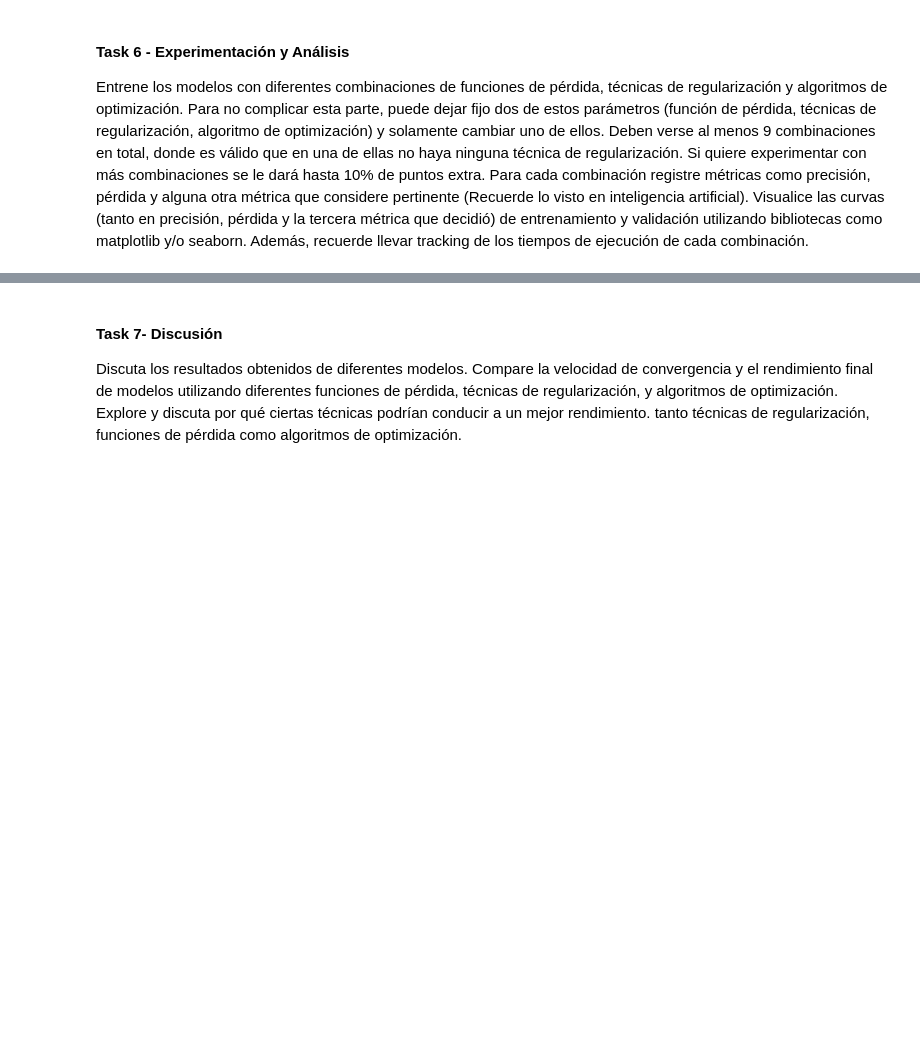
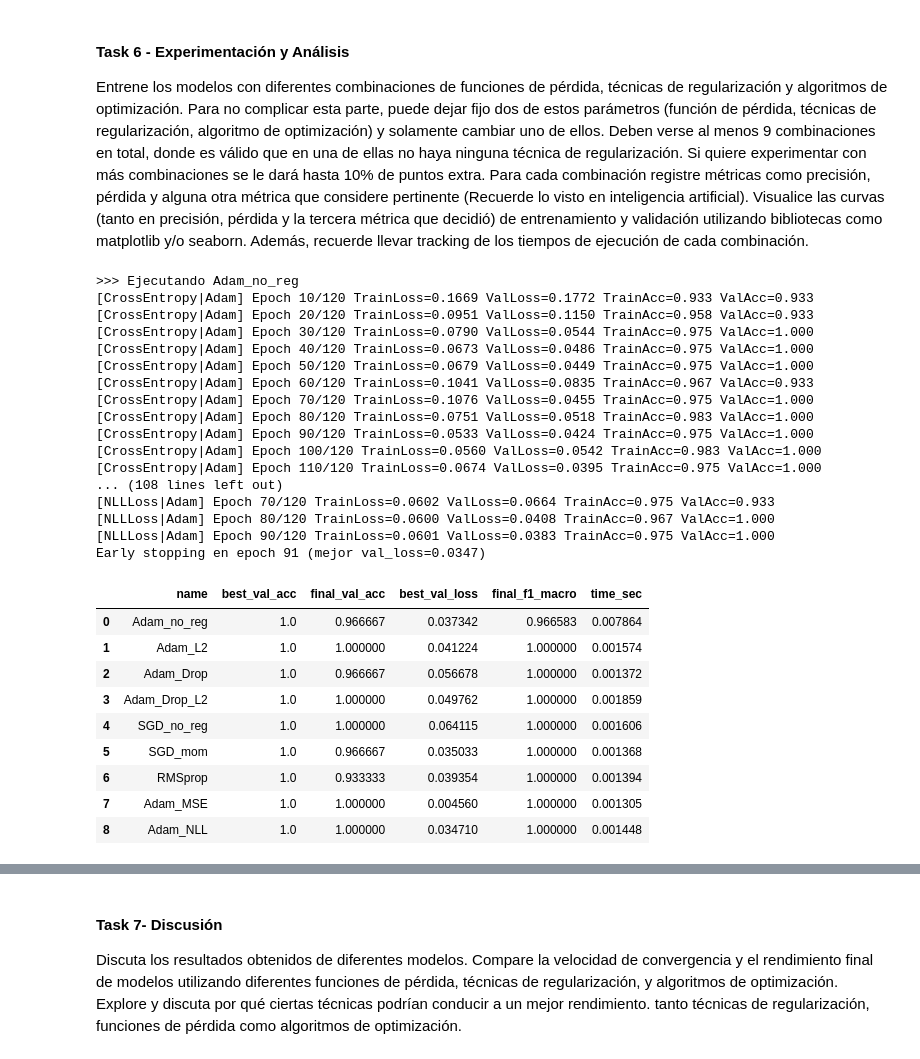
Before and after one commit to faguilarleal/HDT2_deep, a Jupyter notebook: main.ipynb, the cells around one changed output, grey strips where cells are left out. Drawn from its saved outputs; the diff is of its cells as text; code cells hidden in the pictures; blank space fills up the shorter version.

```diff
--- a/main.ipynb
+++ b/main.ipynb
@@ -213,0 +539,65 @@ cada combinación.
+# %%
+experiments_task6 = [
+    # Variando regularización con Adam + CrossEntropy
+    {"name": "Adam_no_reg", "model_fn": lambda: IrisNet(), "loss": "CrossEntropy", "opt": "Adam", "lr": 1e-2, "wd": 0.0, "epochs": 120, "batch": 16, "patience": 20},
+    {"name": "Adam_L2",     "model_fn": lambda: IrisNet(), "loss": "CrossEntropy", "opt": "Adam", "lr": 1e-2, "wd": 1e-3, "epochs": 120, "batch": 16, "patience": 20},
+    {"name": "Adam_Drop",   "model_fn": lambda: IrisNetDropout(p=0.3), "loss": "CrossEntropy", "opt": "Adam", "lr": 1e-2, "wd": 0.0, "epochs": 120, "batch": 16, "patience": 20},
+    {"name": "Adam_Drop_L2","model_fn": lambda: IrisNetDropout(p=0.3), "loss": "CrossEntropy", "opt": "Adam", "lr": 1e-2, "wd": 1e-3, "epochs": 120, "batch": 16, "patience": 20},
+
+    # Variando optimizador con CrossEntropy + Dropout fijo
+    {"name": "SGD_no_reg",  "model_fn": lambda: IrisNet(), "loss": "CrossEntropy", "opt": "SGD", "lr": 5e-2, "wd": 0.0, "epochs": 150, "batch": 16, "patience": 20},
+    {"name": "SGD_mom",     "model_fn": lambda: IrisNet(), "loss": "CrossEntropy", "opt": "SGD_momentum", "lr": 5e-2, "wd": 0.0, "epochs": 150, "batch": 16, "patience": 20},
+    {"name": "RMSprop",     "model_fn": lambda: IrisNet(), "loss": "CrossEntropy", "opt": "RMSprop", "lr": 1e-2, "wd": 0.0, "epochs": 150, "batch": 16, "patience": 20},
+
+    # Variando pérdida (sin regularización)
+    {"name": "Adam_MSE",    "model_fn": lambda: IrisNet(), "loss": "MSE", "opt": "Adam", "lr": 1e-2, "wd": 0.0, "epochs": 120, "batch": 16, "patience": 20},
+    {"name": "Adam_NLL",    "model_fn": lambda: IrisNet(), "loss": "NLLLoss", "opt": "Adam", "lr": 1e-2, "wd": 0.0, "epochs": 120, "batch": 16, "patience": 20},
+]
+# %%
+# --- Ejecución y tracking ---
+task6_results = []
+task6_histories = {}
+
+for exp in experiments_task6:
+    print(f"\n>>> Ejecutando {exp['name']}")
+    model, hist, f1, elapsed = run_experiment_with_metrics(exp)
+    task6_histories[exp["name"]] = hist
+    task6_results.append({
+        "name": exp["name"],
+        "best_val_acc": max(hist["val_acc"]),
+        "final_val_acc": hist["val_acc"][-1],
+        "best_val_loss": min(hist["val_loss"]),
+        "final_f1_macro": f1,
+        "time_sec": elapsed
+    })
+
+df_task6 = pd.DataFrame(task6_results).sort_values(by="best_val_acc", ascending=False)
+df_task6
+# %% [output]
+>>> Ejecutando Adam_no_reg
+[CrossEntropy|Adam] Epoch 10/120 TrainLoss=0.1669 ValLoss=0.1772 TrainAcc=0.933 ValAcc=0.933
+[CrossEntropy|Adam] Epoch 20/120 TrainLoss=0.0951 ValLoss=0.1150 TrainAcc=0.958 ValAcc=0.933
+[CrossEntropy|Adam] Epoch 30/120 TrainLoss=0.0790 ValLoss=0.0544 TrainAcc=0.975 ValAcc=1.000
+[CrossEntropy|Adam] Epoch 40/120 TrainLoss=0.0673 ValLoss=0.0486 TrainAcc=0.975 ValAcc=1.000
+[CrossEntropy|Adam] Epoch 50/120 TrainLoss=0.0679 ValLoss=0.0449 TrainAcc=0.975 ValAcc=1.000
+[CrossEntropy|Adam] Epoch 60/120 TrainLoss=0.1041 ValLoss=0.0835 TrainAcc=0.967 ValAcc=0.933
+[CrossEntropy|Adam] Epoch 70/120 TrainLoss=0.1076 ValLoss=0.0455 TrainAcc=0.975 ValAcc=1.000
+[CrossEntropy|Adam] Epoch 80/120 TrainLoss=0.0751 ValLoss=0.0518 TrainAcc=0.983 ValAcc=1.000
+[CrossEntropy|Adam] Epoch 90/120 TrainLoss=0.0533 ValLoss=0.0424 TrainAcc=0.975 ValAcc=1.000
+[CrossEntropy|Adam] Epoch 100/120 TrainLoss=0.0560 ValLoss=0.0542 TrainAcc=0.983 ValAcc=1.000
+[CrossEntropy|Adam] Epoch 110/120 TrainLoss=0.0674 ValLoss=0.0395 TrainAcc=0.975 ValAcc=1.000
+... (108 lines left out)
+[NLLLoss|Adam] Epoch 70/120 TrainLoss=0.0602 ValLoss=0.0664 TrainAcc=0.975 ValAcc=0.933
+[NLLLoss|Adam] Epoch 80/120 TrainLoss=0.0600 ValLoss=0.0408 TrainAcc=0.967 ValAcc=1.000
+[NLLLoss|Adam] Epoch 90/120 TrainLoss=0.0601 ValLoss=0.0383 TrainAcc=0.975 ValAcc=1.000
+Early stopping en epoch 91 (mejor val_loss=0.0347)
+|  | name | best_val_acc | final_val_acc | best_val_loss | final_f1_macro | time_sec |
+| 0 | Adam_no_reg | 1.0 | 0.966667 | 0.037342 | 0.966583 | 0.007864 |
+| 1 | Adam_L2 | 1.0 | 1.000000 | 0.041224 | 1.000000 | 0.001574 |
+| 2 | Adam_Drop | 1.0 | 0.966667 | 0.056678 | 1.000000 | 0.001372 |
+| 3 | Adam_Drop_L2 | 1.0 | 1.000000 | 0.049762 | 1.000000 | 0.001859 |
+| 4 | SGD_no_reg | 1.0 | 1.000000 | 0.064115 | 1.000000 | 0.001606 |
+| 5 | SGD_mom | 1.0 | 0.966667 | 0.035033 | 1.000000 | 0.001368 |
+| 6 | RMSprop | 1.0 | 0.933333 | 0.039354 | 1.000000 | 0.001394 |
+| 7 | Adam_MSE | 1.0 | 1.000000 | 0.004560 | 1.000000 | 0.001305 |
+| 8 | Adam_NLL | 1.0 | 1.000000 | 0.034710 | 1.000000 | 0.001448 |
```
Also changed, not shown: parts of 10 cells of this notebook.
